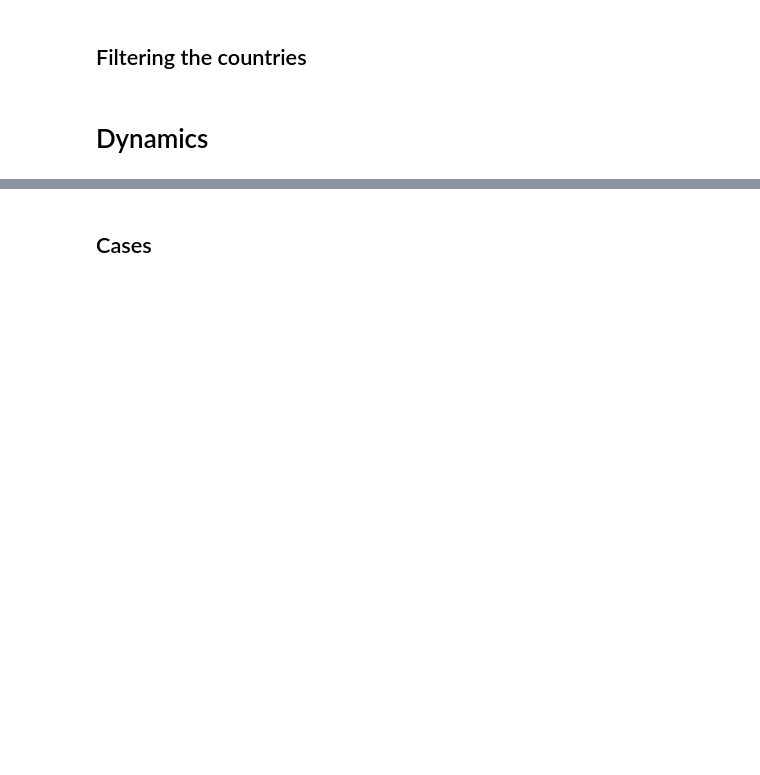
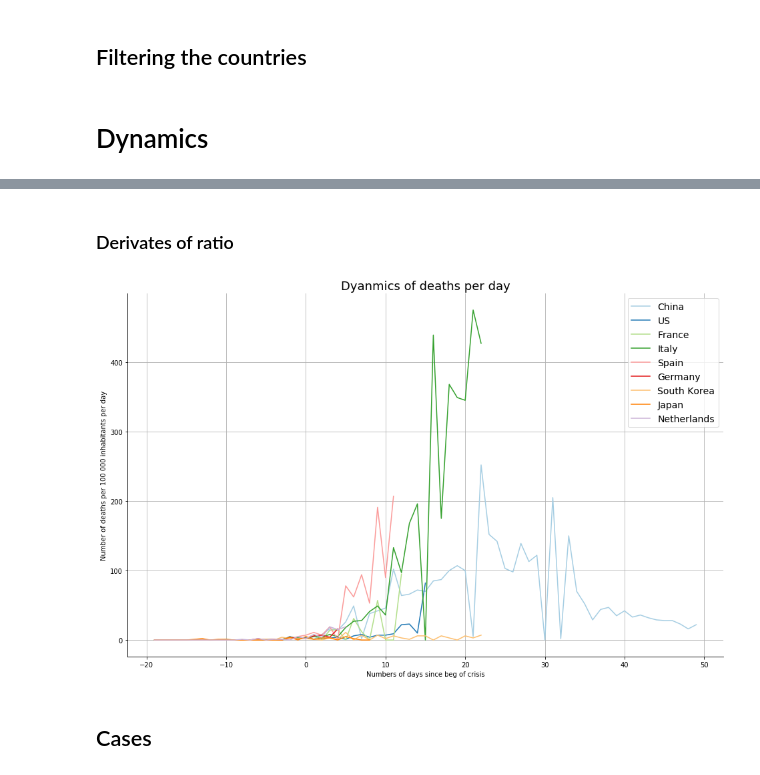
Before and after one commit to makiwara-fr/covid19-analyse, a Jupyter notebook: COVID_analyse.ipynb, the cells around one changed output, grey strips where cells are left out. Saved outputs shown, nothing was run; the diff lists cells and outputs as text; code cells hidden in the pictures; blank space fills up the shorter version.

```diff
--- a/COVID_analyse.ipynb
+++ b/COVID_analyse.ipynb
@@ -72,3 +72,20 @@ plt.show()
+# %% [markdown]
+### Derivates of ratio
+# %%
+df_dynamics_plot_deriv = df_dynamics_vol_plot.diff()
+# %%
+ax_deriv=df_dynamics_plot_deriv.plot(kind='line', figsize=(16,10), color=colors)
+plt.title("Dyanmics of deaths per day", fontsize=18)
+plt.xlabel("Numbers of days since beg of crisis")
+plt.ylabel("Number of deaths per 100 000 inhabitants per day")
+plt.legend(fontsize=14)
+plt.grid()
+ax_deriv.spines['top'].set_visible(False)
+ax_deriv.spines['right'].set_visible(False)
+plt.savefig("death_ratio_derivative.png")
+plt.show()
+# %% [output]
+[figure, added]
 # %% [markdown]
 ## Cases
 # %%
```
Also changed, not shown: parts of 10 cells of this notebook, 4 other files.
